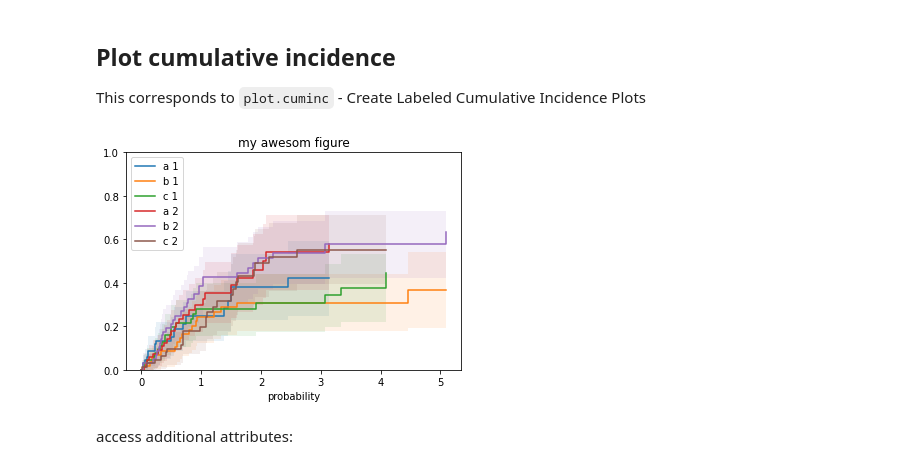
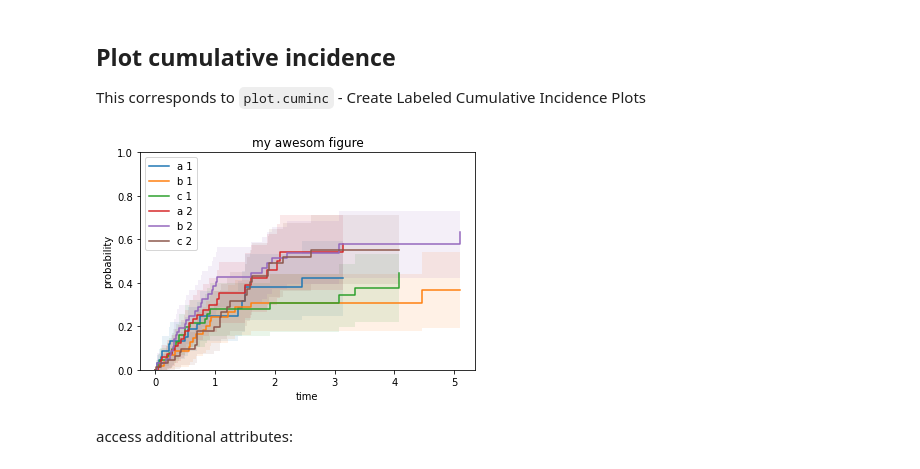
Before and after one commit to OmriTreidel/cmprsk, a Jupyter notebook: package_usage.ipynb, the cells around one changed output. Saved outputs shown, nothing was run; the diff lists cells and outputs as text; code cells hidden in the pictures.

Commit message:
Minor figure improvement in package_usage.ipynb and added an example for censored data
Signed-off-by: JasonMendoza2008 <lhotteromain@gmail.com>

```diff
--- a/package_usage.ipynb
+++ b/package_usage.ipynb
@@ -129,20 +127,20 @@ This corresponds to `plot.cuminc` - Create Labeled Cumulative Incidence Plots
 # %%
 import matplotlib.pyplot as plt
 
 
 _, ax = plt.subplots()
 for name, group in cuminc_res.groups.items():
     ax.plot(group.time, group.est, label=name)
     ax.fill_between(group.time, group.low_ci, group.high_ci, alpha=0.1)
 
 ax.set_ylim([0, 1])
 ax.legend()
 ax.set_title('my awesom figure')
 ax.set_xlabel('time')
-ax.set_xlabel('probability')
+ax.set_ylabel('probability')
 plt.show()
 # %% [output]
-[figure, old version]
+[figure, new version]
 # %% [markdown]
 access additional attributes:
 # %%
```
Also changed, not shown: parts of 8 cells of this notebook.
